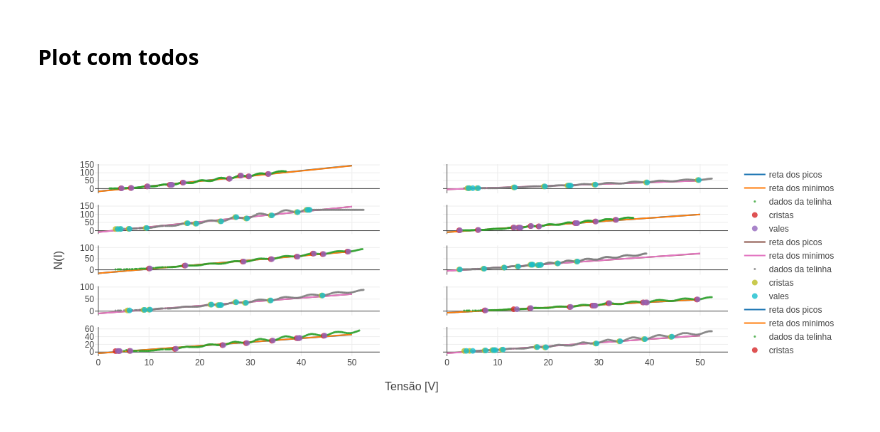
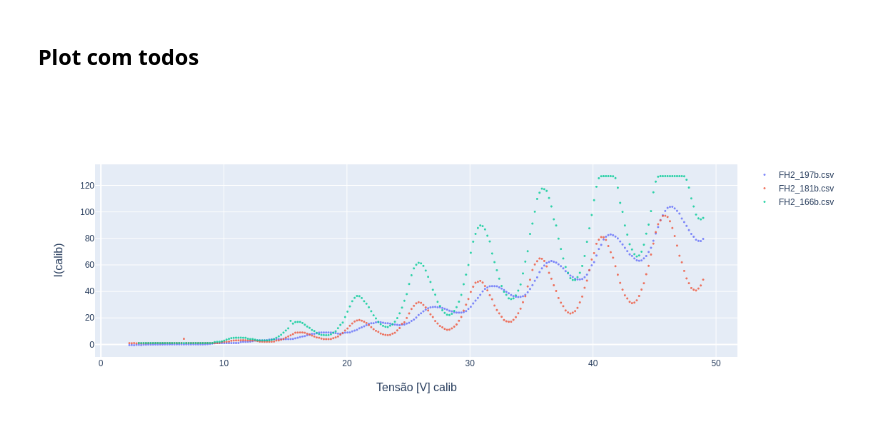
Before and after one commit to HBuenoo/IFUSP, a Jupyter notebook: Lab 5/Experimento 1 - Franck Hertz/Franck Hertz.ipynb, the cells around one changed output. Saved outputs shown, nothing was run; the diff lists cells and outputs as text; code cells hidden in the pictures.

```diff
--- a/Lab 5/Experimento 1 - Franck Hertz/Franck Hertz.ipynb
+++ b/Lab 5/Experimento 1 - Franck Hertz/Franck Hertz.ipynb
@@ -56,12 +56,10 @@ data = pd.read_csv('./Dados/FH2_166b.csv', sep = ";", decimal=",", index_col=Fal
 #    data = data[data.iloc[:, 2] > 0]
 #    data = data[data.iloc[:, 2] < 15]
 # %%
-x = data[data.columns[1]]
-y = data[data.columns[2]]
 print(data.columns)
-y = data['V(calib)'].values
-x = data['V(canais)'].values
-data.head(1)
+x = data['V(calib)'].values
+y = data['i(canais)'].values
+data
 # %% [output]
 Index(['V(canais)', 'V(calib)', 'i(canais)', 'E(i)', 'n(i)'], dtype='object')
 |  | V(canais) | V(calib) | i(canais) | E(i) | n(i) |
@@ -104,41 +111,34 @@ fig.show("notebook")
 ## Plot com todos
 # %%
 from plotly.subplots import make_subplots
-fig=make_subplots(rows=5, cols=2, shared_xaxes=True,shared_yaxes=True, x_title="Tensão [V]", y_title="N(I)")
+fig=make_subplots(rows=1, cols=1, shared_xaxes=True,shared_yaxes=True, x_title="Tensão [V] calib", y_title="I(calib)")
 row=1
 col=1
 for name in medida_numero:
     #print(name)
-    data = pd.read_csv('/home/hbueno/IFUSP/Lab 5/Experimento 1 - Franck Hertz/Dados/' + name, sep=';')
-    data = data.sort_values(data.columns[0])
-    if (data.iloc[-3].name == 'Canal 3 = 0.4800V'):
-        data = data[data.iloc[:, 2] > 0]
-        data = data[data.iloc[:, 2] < 10]
-    else:
-        data = data[data.iloc[:, 2] > 0]
-        data = data[data.iloc[:, 2] < 15]
-    x = data['V(canais)'].values
-    y = data['V(calib)'].values
+    data = pd.read_csv('/home/hbueno/IFUSP/Lab 5/Experimento 1 - Franck Hertz/Dados/' + name, sep=';', decimal=',', index_col = False)
+    #data = data.sort_values(data.columns[0])
+    x = data['V(calib)'].values
+    y = data['i(canais)'].values
     vec_max,vec_min,tensao_max, tensao_min = acha_as_retas(x, y)
-    add_reta(fig, tensao_max, vec_max, 'reta dos picos')
-    add_reta(fig, tensao_min, vec_min, 'reta dos minimos')
+    #add_reta(fig, tensao_max, vec_max, 'reta dos picos')
+    #add_reta(fig, tensao_min, vec_min, 'reta dos minimos')
     trace1 = go.Scatter(
-        x=x, y=y, name='dados da telinha', mode='markers', marker=dict(size=3, opacity=0.8)
+        x=x, y=y, name=name, mode='markers', marker=dict(size=3, opacity=0.8)
     )
     trace2 = go.Scatter(
         x=tensao_max, y=vec_max, mode='markers', marker=dict(size=8, opacity=0.8), name='cristas'
     )
     trace3 = go.Scatter(
         x=tensao_min, y=vec_min, mode='markers', marker=dict(size=8, opacity=0.8), name='vales'
     )
     fig.append_trace(trace1, row=row, col=col)
-    fig.append_trace(trace2, row=row, col=col)
-    fig.append_trace(trace3, row=row, col=col)
+    #fig.append_trace(trace2, row=row, col=col)
+    #fig.append_trace(trace3, row=row, col=col)
     row += 1
-    if(row>5):
-        row = 1
-        col = 2
+    row=1
 
 fig.show(filename='Experimento de Franck Hertz',title="Experimento de Franck Hertz")
+#fig.write_image("Icanais_Tensaocalib.png")
 # %% [output]
-[figure, old version]
+[figure, new version]
```
Also changed, not shown: parts of 5 cells of this notebook, 13 other files.
